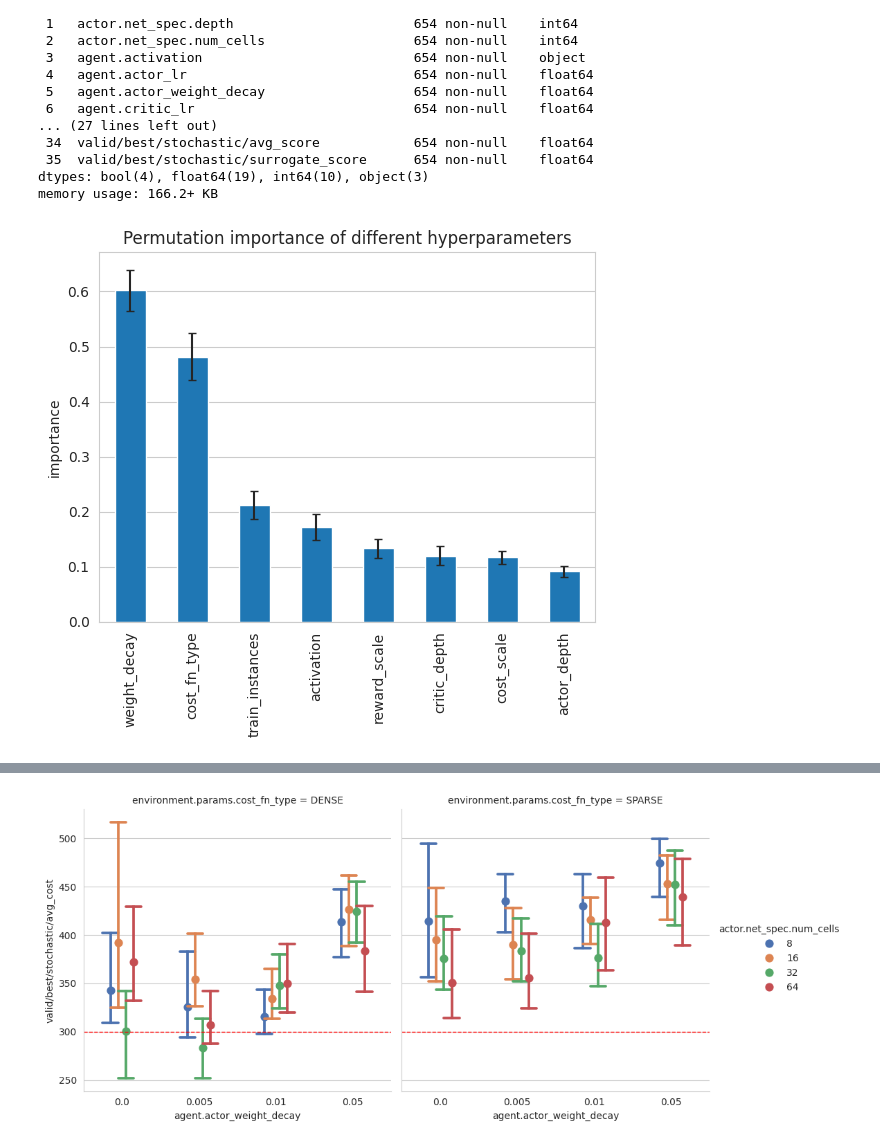
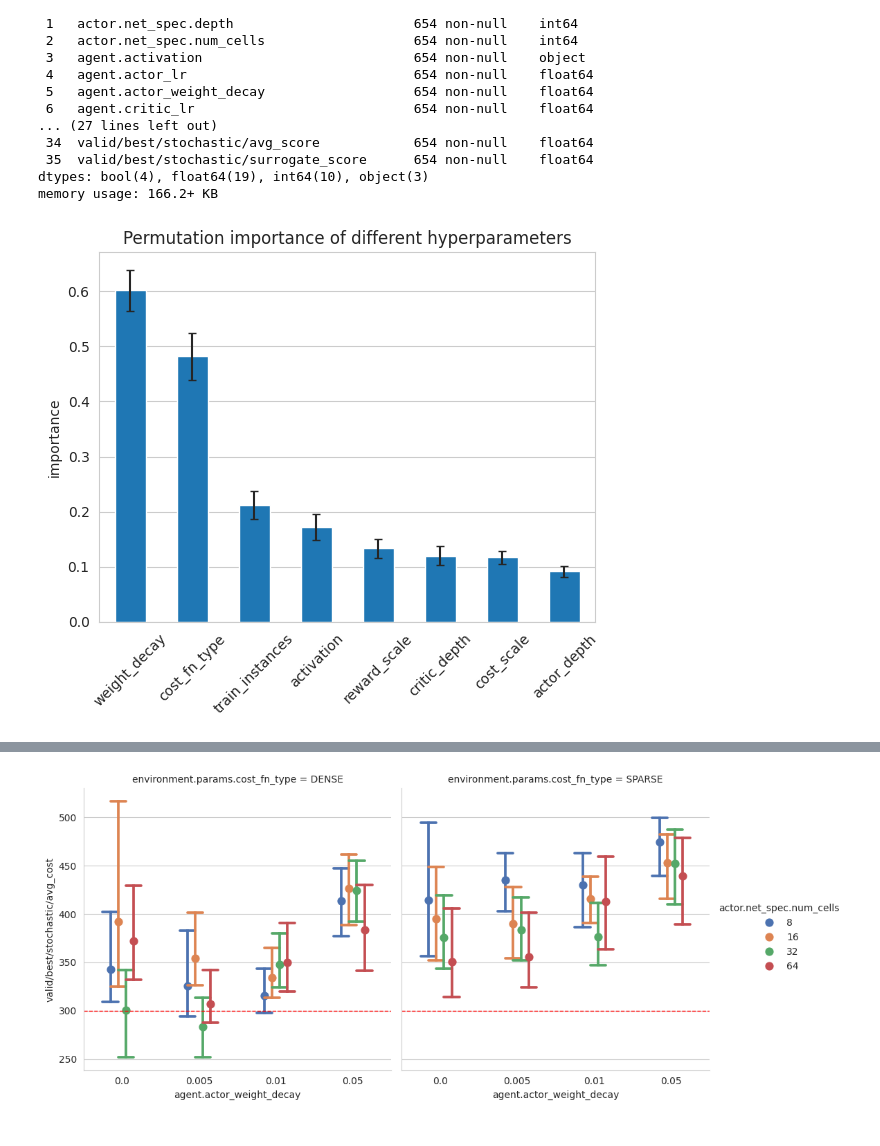
Before and after one commit to diegochine/masters-thesis, a Jupyter notebook: analysis/plots.ipynb, the cells around one changed output, grey strips where cells are left out. Saved outputs shown, nothing was run; the diff lists cells and outputs as text; code cells hidden in the pictures.

```diff
--- a/analysis/plots.ipynb
+++ b/analysis/plots.ipynb
@@ -61,22 +61,23 @@ hps2label = {'environment.instances.train': 'train_instances',
 # %%
 from sklearn.ensemble import ExtraTreesRegressor
 from sklearn.inspection import permutation_importance
 
 X = float_df[hps].values
 y = float_df['valid/best/stochastic/avg_cost'].values
 forest = ExtraTreesRegressor(random_state=42, n_jobs=-1)
 forest.fit(X, y)
 
 permutation = permutation_importance(forest, X, y, n_repeats=100, random_state=42, n_jobs=-1)
 
 data = pd.DataFrame({'importance': permutation.importances_mean, 'std': permutation.importances_std}, index=[hps2label[hp] for hp in hps]).sort_values(by='importance', ascending=False)
 
 data[data['importance'] >= 0.09].plot.bar(y='importance', yerr='std', capsize=3)
 plt.title('Permutation importance of different hyperparameters')
 plt.ylabel('importance')
+plt.xticks(rotation=45)
 plt.legend().remove()
 plt.grid(axis='x')
 # %% [output]
-[figure, old version]
+[figure, new version]
 # %%
 hm = float_df.corr(method='spearman').drop(index=to_drop)[metrics].sort_values(by='valid/best/stochastic/surrogate_score')
```
Also changed, not shown: parts of 12 cells of this notebook, 1 other file.
